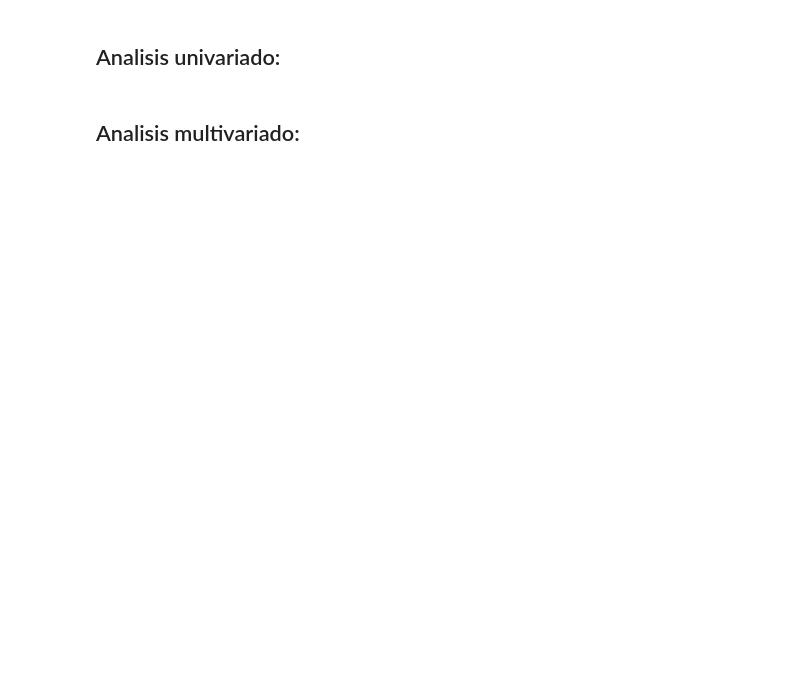
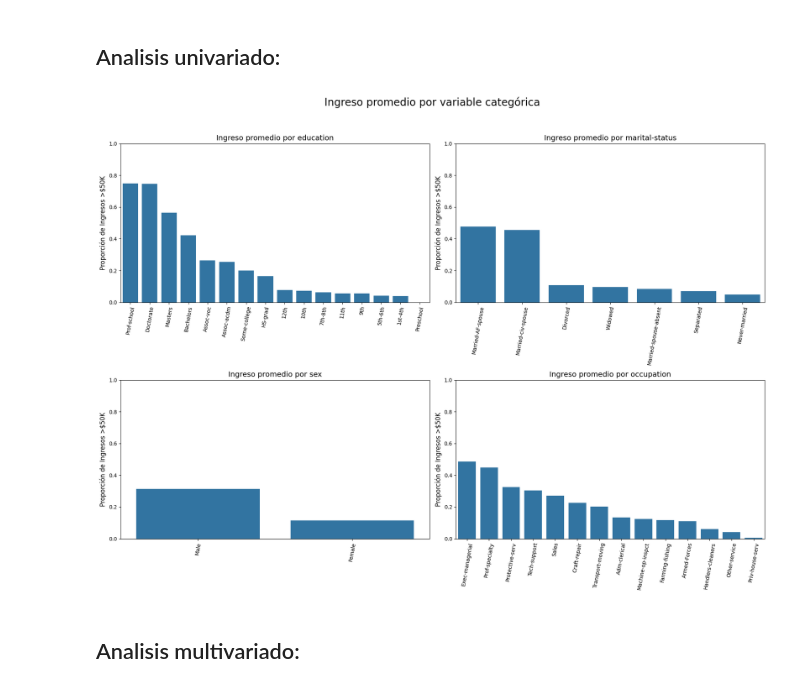
Before and after one commit to AnithaMaria2002/AnalisisDatos-EventoEvaluativo2, a Jupyter notebook: 2. EDA.ipynb, the cells around one changed output. Drawn from its saved outputs; the diff is of its cells as text; code cells hidden in the pictures; blank space fills up the shorter version.

```diff
--- a/2. EDA.ipynb
+++ b/2. EDA.ipynb
@@ -155,4 +170,27 @@ plt.show()
 # %% [markdown]
 ## Analisis univariado:
+# %%
+fig, axes = plt.subplots(nrows=2, ncols=2, figsize=(18, 14))
+fig.suptitle('Ingreso promedio por variable categórica', fontsize=20)
+axes = axes.flatten()
+
+df['income_gt_50k'] = df['income'].apply(lambda x: 1 if x == '>50K' else 0)
+
+categorical_features_plot = ['education', 'marital-status', 'sex', 'occupation']
+
+for i, col in enumerate(categorical_features_plot):
+    avg_income = df.groupby(col)['income_gt_50k'].mean().sort_values(ascending=False).reset_index()
+
+    sns.barplot(x=col, y='income_gt_50k', data=avg_income, ax=axes[i])
+    axes[i].set_title(f'Ingreso promedio por {col}', fontsize=14)
+    axes[i].set_xlabel('')
+    axes[i].set_ylabel('Proporción de Ingresos >$50K', fontsize=12)
+    axes[i].tick_params(axis='x', rotation=80)
+    axes[i].set_ylim(0, 1)
+
+plt.tight_layout(rect=[0, 0.03, 1, 0.95])
+plt.show()
+# %% [output]
+[figure, added]
 # %% [markdown]
 ## Analisis multivariado:
```
Also changed, not shown: parts of 3 cells of this notebook.
